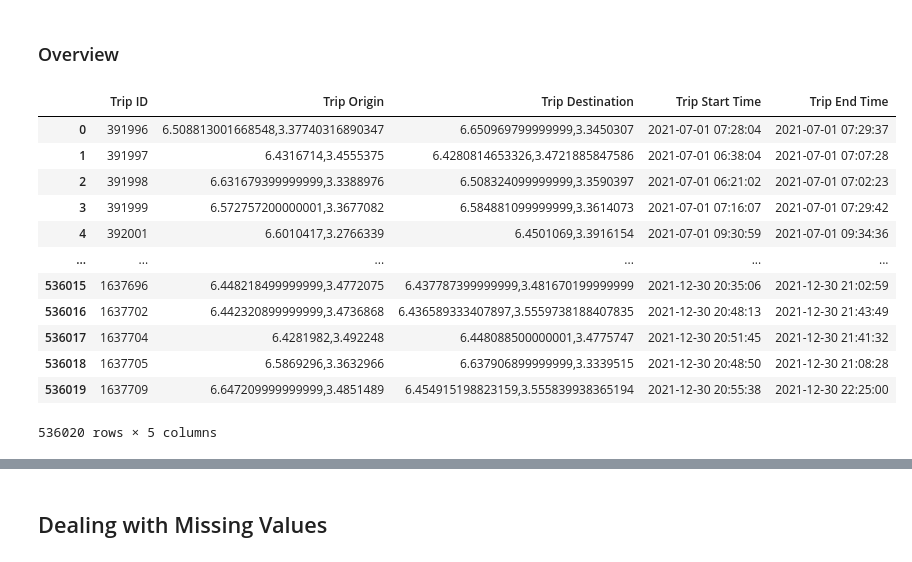
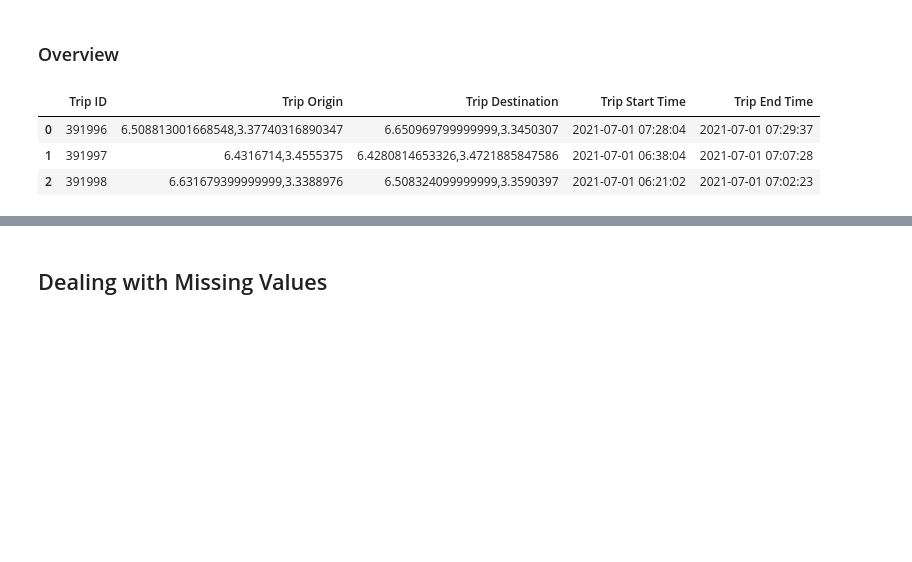
Before and after one commit to JabezETH/Logistic-optimization-Delivery-drivers-location-optimisation-with-Causal-Inference-, a Jupyter notebook: notebooks/data_cleaning.ipynb, the cells around one changed output, grey strips where cells are left out. Drawn from its saved outputs; the diff is of its cells as text; code cells hidden in the pictures; blank space fills up the shorter version.

```diff
--- a/notebooks/data_cleaning.ipynb
+++ b/notebooks/data_cleaning.ipynb
@@ -10,18 +16,9 @@ df_locations = pd.read_csv('/home/jabez/Documents/week_8/Logistic-optimization-D
 # %% [markdown]
 ### Overview
 # %%
-df_trip
+df_trip.head(3)
 # %% [output]
 |  | Trip ID | Trip Origin | Trip Destination | Trip Start Time | Trip End Time |
 | 0 | 391996 | 6.508813001668548,3.37740316890347 | 6.650969799999999,3.3450307 | 2021-07-01 07:28:04 | 2021-07-01 07:29:37 |
 | 1 | 391997 | 6.4316714,3.4555375 | 6.4280814653326,3.4721885847586 | 2021-07-01 06:38:04 | 2021-07-01 07:07:28 |
 | 2 | 391998 | 6.631679399999999,3.3388976 | 6.508324099999999,3.3590397 | 2021-07-01 06:21:02 | 2021-07-01 07:02:23 |
-| 3 | 391999 | 6.572757200000001,3.3677082 | 6.584881099999999,3.3614073 | 2021-07-01 07:16:07 | 2021-07-01 07:29:42 |
-| 4 | 392001 | 6.6010417,3.2766339 | 6.4501069,3.3916154 | 2021-07-01 09:30:59 | 2021-07-01 09:34:36 |
-| ... | ... | ... | ... | ... | ... |
-| 536015 | 1637696 | 6.448218499999999,3.4772075 | 6.437787399999999,3.481670199999999 | 2021-12-30 20:35:06 | 2021-12-30 21:02:59 |
-| 536016 | 1637702 | 6.442320899999999,3.4736868 | 6.436589333407897,3.5559738188407835 | 2021-12-30 20:48:13 | 2021-12-30 21:43:49 |
-| 536017 | 1637704 | 6.4281982,3.492248 | 6.448088500000001,3.4775747 | 2021-12-30 20:51:45 | 2021-12-30 21:41:32 |
-| 536018 | 1637705 | 6.5869296,3.3632966 | 6.637906899999999,3.3339515 | 2021-12-30 20:48:50 | 2021-12-30 21:08:28 |
-| 536019 | 1637709 | 6.647209999999999,3.4851489 | 6.454915198823159,3.555839938365194 | 2021-12-30 20:55:38 | 2021-12-30 22:25:00 |
-536020 rows × 5 columns
```
Also changed, not shown: parts of 31 cells of this notebook, 4 other files.
